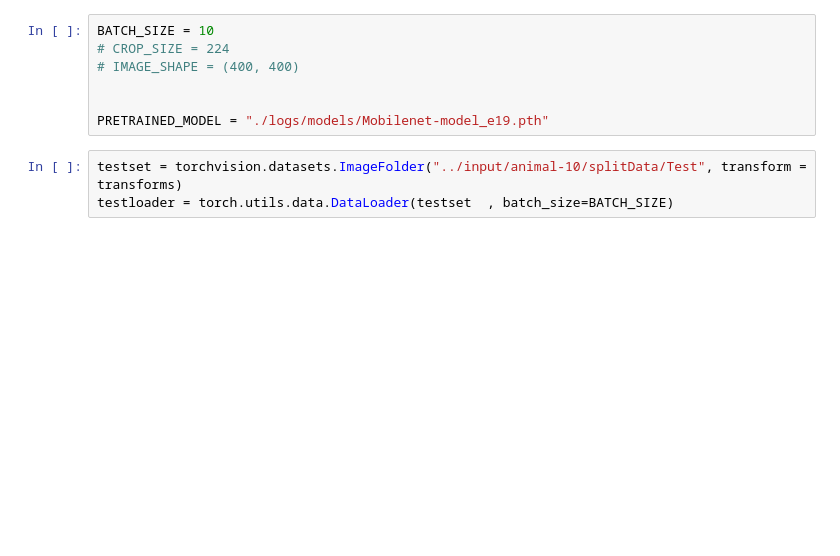
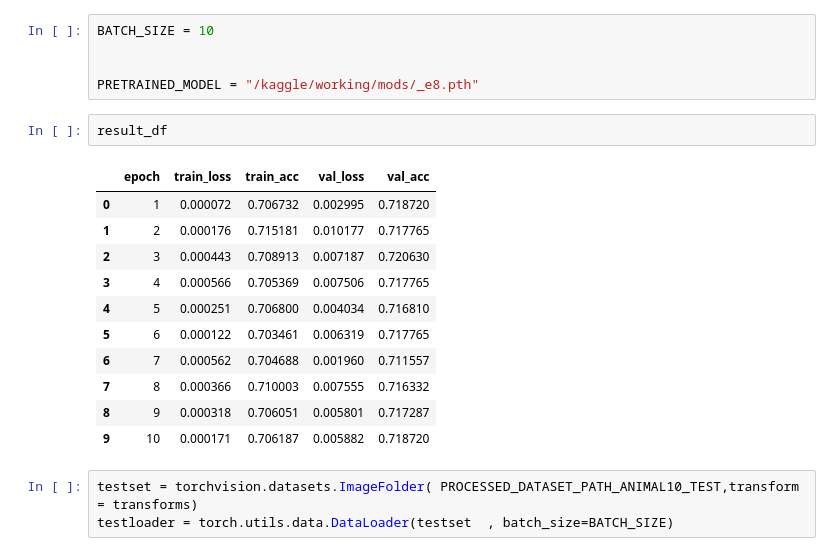
Before and after one commit to imdeep2905/COMP6721_Winter2023_GroupA, a Jupyter notebook: src/Animal-10/Mobilenet/animal-10-mobilenet.ipynb, the cells around one changed output. Drawn from its saved outputs; the diff is of its cells as text; blank space fills up the shorter version.

```diff
--- a/src/Animal-10/Mobilenet/animal-10-mobilenet.ipynb
+++ b/src/Animal-10/Mobilenet/animal-10-mobilenet.ipynb
@@ -148,12 +298,24 @@ for epoch in range(num_epochs):
-# %%
-BATCH_SIZE = 10
-# CROP_SIZE = 224
-# IMAGE_SHAPE = (400, 400)
-
-
-PRETRAINED_MODEL = "./logs/models/Mobilenet-model_e19.pth"
+# %%
+BATCH_SIZE = 10
+
+
+PRETRAINED_MODEL = "/kaggle/working/mods/_e8.pth"
+# %%
+result_df
+# %% [output]
+|  | epoch | train_loss | train_acc | val_loss | val_acc |
+| 0 | 1 | 0.000072 | 0.706732 | 0.002995 | 0.718720 |
+| 1 | 2 | 0.000176 | 0.715181 | 0.010177 | 0.717765 |
+| 2 | 3 | 0.000443 | 0.708913 | 0.007187 | 0.720630 |
+| 3 | 4 | 0.000566 | 0.705369 | 0.007506 | 0.717765 |
+| 4 | 5 | 0.000251 | 0.706800 | 0.004034 | 0.716810 |
+| 5 | 6 | 0.000122 | 0.703461 | 0.006319 | 0.717765 |
+| 6 | 7 | 0.000562 | 0.704688 | 0.001960 | 0.711557 |
+| 7 | 8 | 0.000366 | 0.710003 | 0.007555 | 0.716332 |
+| 8 | 9 | 0.000318 | 0.706051 | 0.005801 | 0.717287 |
+| 9 | 10 | 0.000171 | 0.706187 | 0.005882 | 0.718720 |
 # %%
-testset = torchvision.datasets.ImageFolder("../input/animal-10/splitData/Test", transform = transforms)
+testset = torchvision.datasets.ImageFolder( PROCESSED_DATASET_PATH_ANIMAL10_TEST,transform = transforms)
 testloader = torch.utils.data.DataLoader(testset  , batch_size=BATCH_SIZE)
 # %%
 from torchvision import models
```
Also changed, not shown: parts of 21 cells of this notebook, 1 other file.
